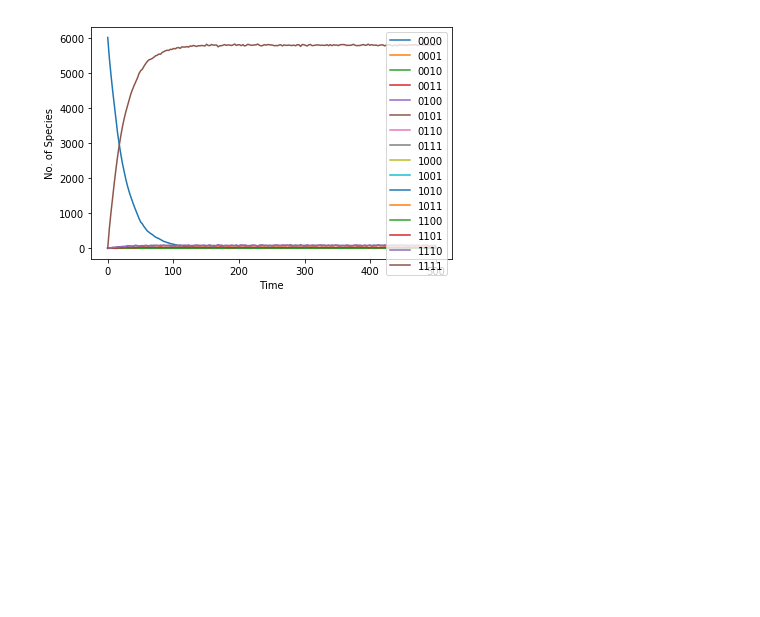
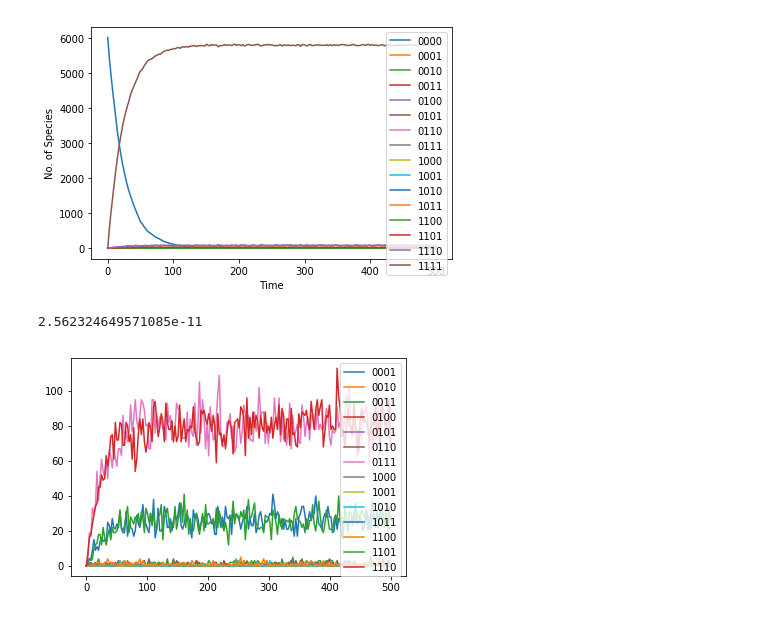
Before and after one commit to soedinglab/cooperative_rbp, a Jupyter notebook: src/example_figures.ipynb, the cells around one changed output. Saved outputs shown, nothing was run; the diff lists cells and outputs as text; code cells hidden in the pictures; blank space fills up the shorter version.

Commit message:
Add detail plot for 4 binding sites.

```diff
--- a/src/example_figures.ipynb
+++ b/src/example_figures.ipynb
@@ -28,6 +28,17 @@ def N_4_trajectory():
     params = rbp_model.get_model_parameters('../examples/N_4.csv')
     trajectories = rbp_model.init_run_model(params)
     rbp_model.plot_trajectories(*trajectories)
+# %%
+def N_4_trajectory_detail():
+    """Creates a zoomed in plot of the trajectory after the simulation with 4 binding sites."""
+    params = rbp_model.get_model_parameters('../examples/N_4.csv')
+    trajectories = rbp_model.init_run_model(params)
+    for i in range(trajectories[1].shape[1]-3):
+        plt.plot(trajectories[0], trajectories[1][:,i+2], label = trajectories[2][i+1])
+
+    plt.ylabel('No of Species')
+    plt.legend('Time')
+    plt.show()
 # %%
 compare_N()
 # %% [output]
@@ -37,3 +48,8 @@ N_4_trajectory()
 # %% [output]
 2.562324649571085e-11
 [figure]
+# %%
+N_4_trajectory_detail()
+# %% [output]
+2.562324649571085e-11
+[figure, added]
```
Also changed, not shown: parts of 1 cell of this notebook.
